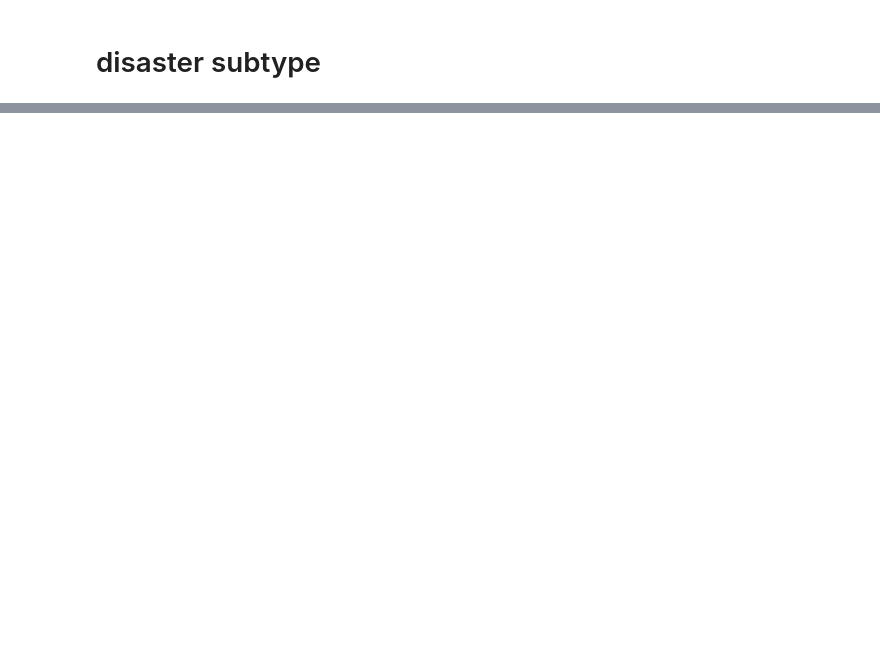
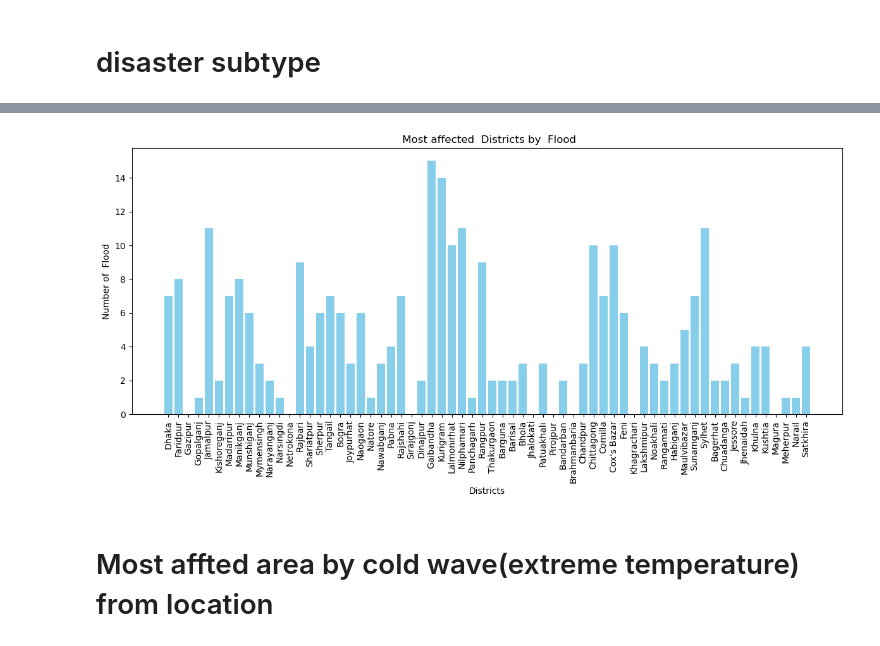
Before and after one commit to choyon001/disasters_in_bd, a Jupyter notebook: disasters_in_bd.ipynb, the cells around one changed output, grey strips where cells are left out. Cells and saved outputs as stored; diff of their text form; code cells hidden in the pictures; blank space fills up the shorter version.

```diff
--- a/disasters_in_bd.ipynb
+++ b/disasters_in_bd.ipynb
@@ -92,0 +140,40 @@ plt.show()
+# %%
+flood_districts = {}
+for i in districts_list:
+    flood_districts[i]=0
+# %%
+flood_list=data[data['Disaster Type']=='Flood']
+locations = flood_list['Geo Locations'].str.split(',')
+locations_list3=[]
+for location in locations:
+    try:
+        for i in location:
+            if i not in locations_list3:
+                locations_list3.append(i.strip())
+    except:
+        pass
+# %%
+for location in locations_list3:
+    for district in districts_list:
+        if district in location :
+            flood_districts[district]+=1
+# %%
+# Extract data for plotting
+locations = list(flood_districts.keys())
+values = list(flood_districts.values())
+
+# Create the bar chart
+plt.figure(figsize=(12, 6))
+plt.bar(locations, values, color='skyblue')
+plt.xlabel('Districts')
+plt.ylabel('Number of  Flood')
+plt.title(' Most affected  Districts by  Flood')
+plt.xticks(rotation=90)  # Rotate x-labels for better readability
+plt.tight_layout()
+
+# Show the chart
+plt.show()
+# %% [output]
+[figure, added]
+# %% [markdown]
+# Most affted area by cold wave(extreme temperature) from location
```
Also changed, not shown: parts of 20 cells of this notebook.
